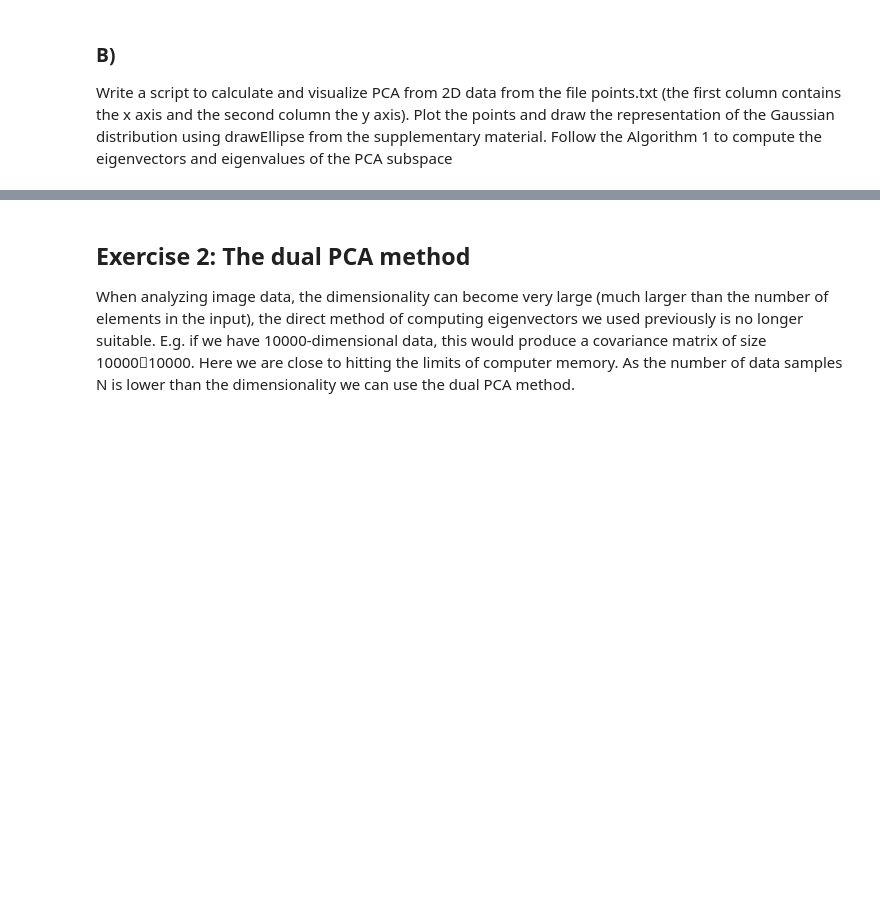
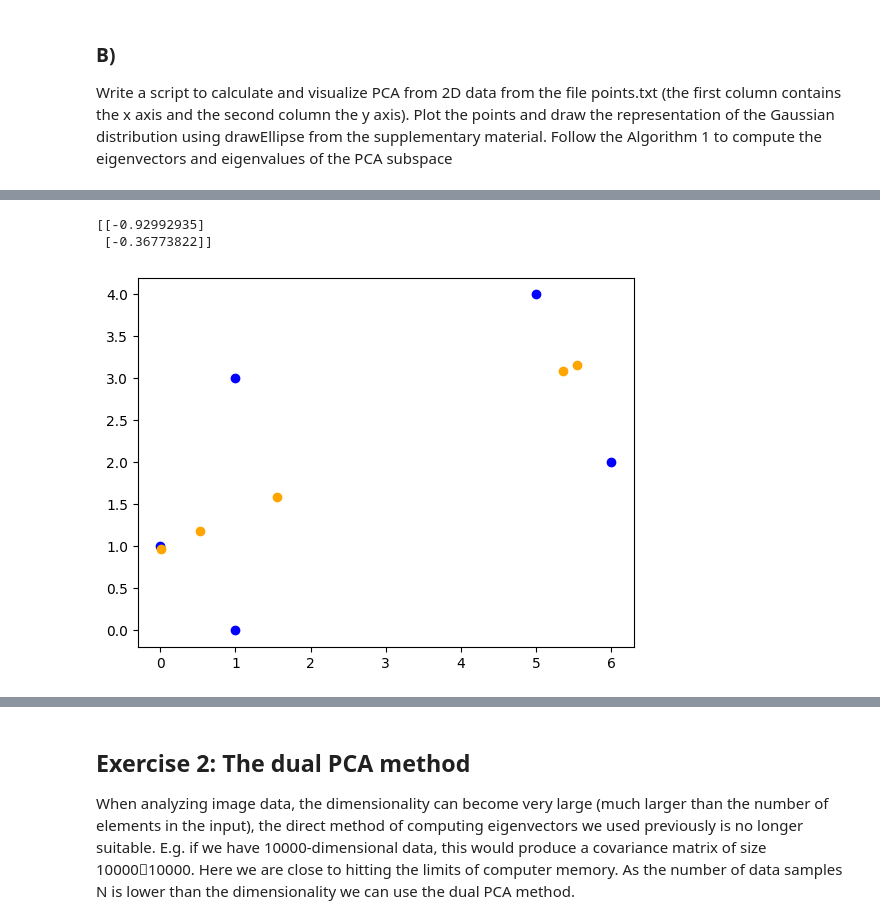
Before and after one commit to BlazBone/uz-vaje, a Jupyter notebook: assignment6/assignemnt6.ipynb, the cells around one changed output, grey strips where cells are left out. Saved outputs shown, nothing was run; the diff lists cells and outputs as text; code cells hidden in the pictures; blank space fills up the shorter version.

```diff
--- a/assignment6/assignemnt6.ipynb
+++ b/assignment6/assignemnt6.ipynb
@@ -75,0 +117,16 @@ print(eig_vec)
+# %%
+# U from first eigenvector
+U = S[:,0:1]
+# projection to subspace
+y_i = U.T @ points
+print(U)
+# reconstruction
+recon = U @ y_i
+recon = recon + mean[:, np.newaxis]
+plt.scatter(pointsorg[0,:], pointsorg[1,:], c='blue', label='original')
+plt.scatter(recon[0,:], recon[1,:], c='orange', label='reconstruction')
+plt.show()
+# %% [output]
+[[-0.92992935]
+ [-0.36773822]]
+[figure, added]
```
Also changed, not shown: parts of 9 cells of this notebook.
